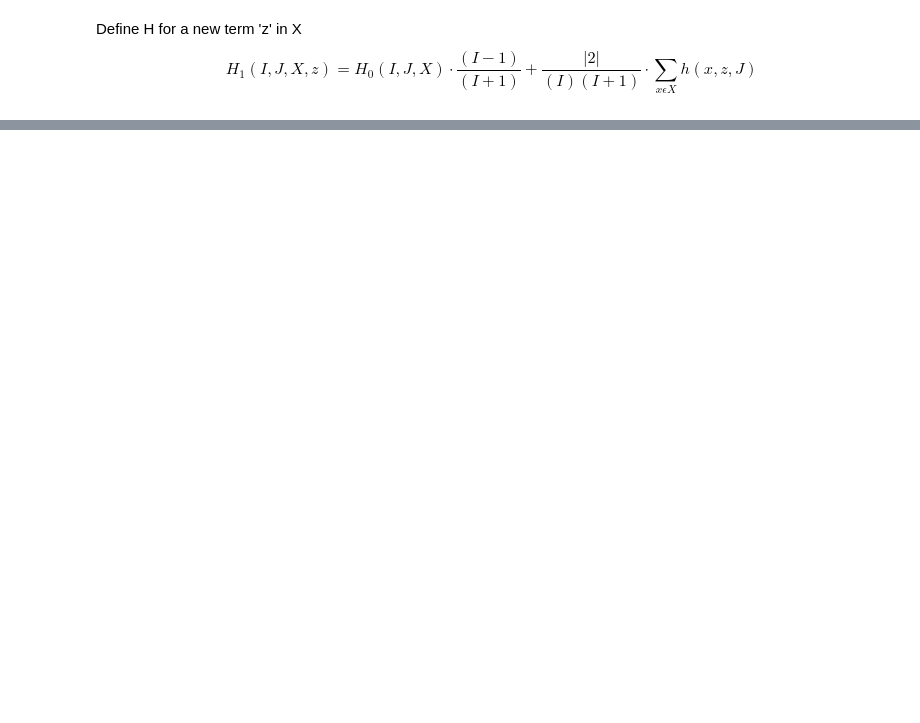
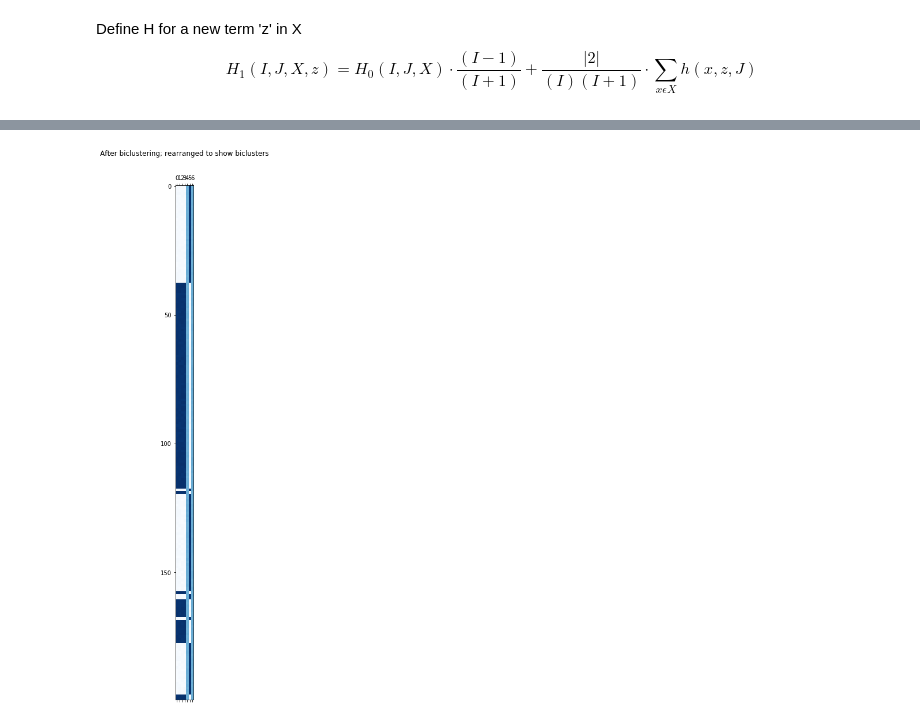
Before and after one commit to josechudev/GeneExpressionBiClustering, a Jupyter notebook: Notebooks/3.1 RAPOOC Test.ipynb, the cells around one changed output, grey strips where cells are left out. Drawn from its saved outputs; the diff is of its cells as text; code cells hidden in the pictures; blank space fills up the shorter version.

```diff
--- a/Notebooks/3.1 RAPOOC Test.ipynb
+++ b/Notebooks/3.1 RAPOOC Test.ipynb
@@ -199,7 +201,7 @@ class Rapooc_test(object):
         h_min = math.inf
         min_cocluster = 1
         map_array = np.int64(row_co_cluster if option == 'row' else col_co_cluster)
-        max_index_in_map = np.max(map_array)
+        max_index_in_map = np.max(map_array) + 1
         for i in range(1,max_index_in_map):
             if (list(map_array).count(i) < 2):
                 pass
@@ -223,8 +225,8 @@ class Rapooc_test(object):
 
     def _compute_objective_function_(self):
 
-        self._cluster_H_values = np.array([ [0.0] * int(max(self._rho) + 1)
-                                           for _ in range(int(max(self._gamma) + 1))])
+        self._cluster_H_values = np.array([ [0.0] * int(max(self._rho) + 2)
+                                           for _ in range(int(max(self._gamma) + 2))])
 
         for i in range(1,int(max(self._rho) + 1)):
             for j in range (1, int(max(self._gamma) + 1)):
@@ -242,23 +244,28 @@ class Rapooc_test(object):
         for x, y, in zip(x_idx, y_idx):
             acc += self._cluster_H_values[x][y]
 
-        return acc/self._K
+        return acc/(self._k * self._l)
 
     def core_co_clustering(self):
 
         n_iterations = 0
         n_repetitions = 0
         of_last_value = 0
-
-        while(n_iterations < 20 and n_repetitions < 5):
+        best_OF = 0
+        while(n_iterations < (self._k * self._l) and n_repetitions < int((self._k * self._l) * 0.3)):
 
             objective_function = self._compute_objective_function_()
 
-            self._update_maps_(option = 'rows')
-            self._update_maps_(option = 'columns')
+            temp_rows = self._update_maps_(option = 'rows')
+            temp_columns = self._update_maps_(option = 'columns')
 
+            if (objective_function > best_OF):
+                best_iter = n_iterations
+                best_OF = objective_function
+                best_rows = temp_rows
+                best_columns = temp_columns
             # break conditions
-            if (math.fabs(1 - objective_function) <0.00005):
+            if (math.fabs(1 - objective_function) < 0.2):
                 break
 
             if(math.fabs(objective_function - of_last_value) > 0.001):
@@ -269,9 +276,11 @@ class Rapooc_test(object):
 
             n_iterations += 1
 
+        self._rho = best_rows
+        self._gamma = best_columns
         print("Finishing core-coclustering")
         print("Number of iterations " + str(n_iterations))
-        print("Objective function " + str(math.fabs(objective_function)))
+        print("Objective function " + str(math.fabs(best_OF)) + " at iter " +str(best_iter))
         print("Number of repetitions " + str(n_repetitions))
 
     def _update_maps_(self,option = 'rows'):
@@ -285,6 +294,8 @@ class Rapooc_test(object):
 
         for i in range(0,len(data)):
             self._compute_arg_max_(data,mapping_array,i)
+
+        return np.copy(mapping_array)
 
     def _compute_arg_max_(self,data,mapping_array,index):
 
@@ -326,6 +337,6 @@ class Rapooc_test(object):
 
         return best_cluster, best_coherence
 # %%
-rapooc = Rapooc_test(data,2,2,4)
+rapooc = Rapooc_test(data,2,2,1)
 # %%
 rapooc.initialize()
@@ -363,0 +404,9 @@ print (f)
+# %%
+fit_data = np.array(data)[np.argsort(rapooc.rho)]
+fit_data = fit_data[:, np.argsort(rapooc.gamma)]
+plt.matshow(fit_data, cmap=plt.cm.Blues)
+plt.title("After biclustering; rearranged to show biclusters")
+
+plt.show()
+# %% [output]
+[figure, added]
```
Also changed, not shown: parts of 26 cells of this notebook, 1 other file.
